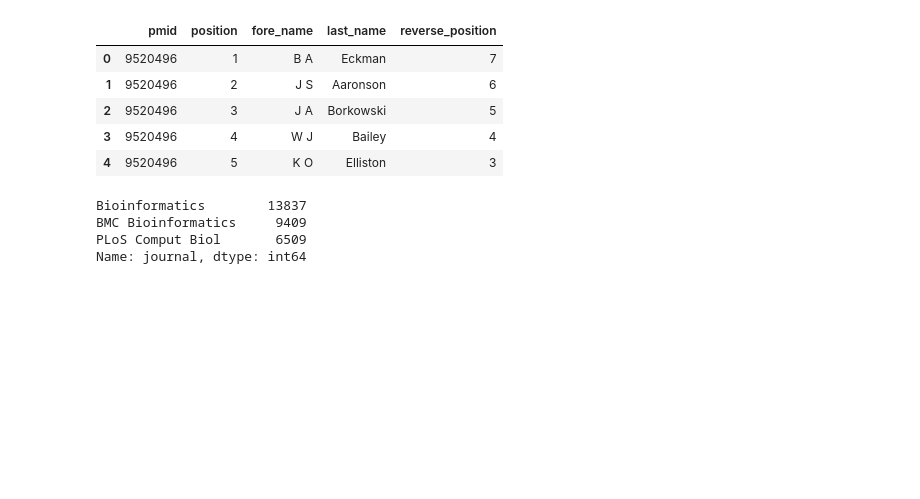
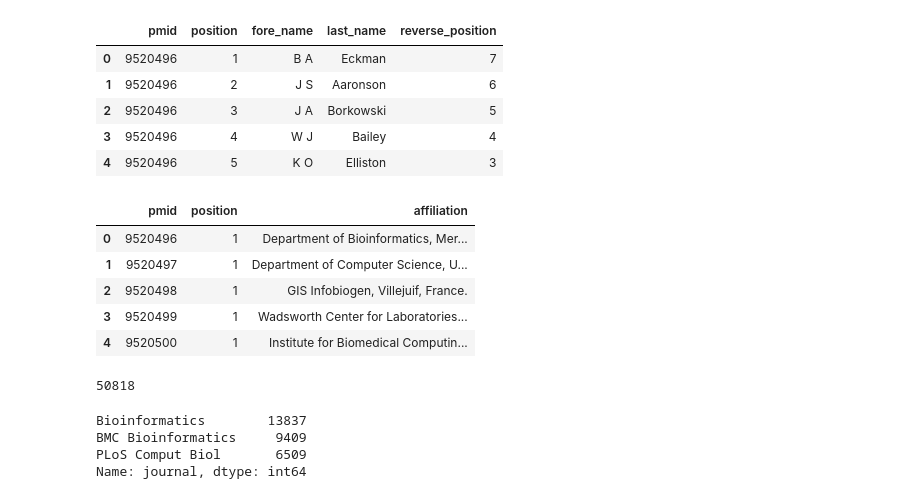
Before and after one commit to greenelab/iscb-diversity, a Jupyter notebook: 02.process-pubmed.ipynb, the cells around one changed output. Drawn from its saved outputs; the diff is of its cells as text; code cells hidden in the pictures; blank space fills up the shorter version.

Commit message:
02.process-pubmed: create data/pubmed/affiliations
refs https://github.com/greenelab/iscb-diversity/issues/8

```diff
--- a/02.process-pubmed.ipynb
+++ b/02.process-pubmed.ipynb
@@ -46,12 +46,17 @@ article_df.sample(n=20, random_state=0).sort_values('pmid')
 | 21463 | 29617954 | None | 10.1093/bioinformatics/bty196 | Bioinformatics | 9808944 | AGORA: organellar genome annotati... | 2018-08-01 | [{'fore_name': 'Jaehee', 'last_na... |
 # %%
 author_rows = list()
+affiliation_rows = list()
 for pmid, authors in zip(article_df.pmid, article_df.authors):
     for i, author in enumerate(authors):
-        row = {'pmid': pmid, 'position': i + 1}
+        row_template = {'pmid': pmid, 'position': i + 1}
+        row = row_template.copy()
         row.update(author)
         row['reverse_position'] = len(authors) - i
-        row.pop('affiliations')
+        for affiliation in row.pop('affiliations'):
+            affiliation_rows.append(
+                {**row_template, "affiliation": affiliation}
+            )
         author_rows.append(row)
 author_df = pandas.DataFrame(author_rows)
 author_df = author_df.sort_values(['pmid', 'position'])
@@ -63,6 +68,22 @@ author_df.head()
 | 2 | 9520496 | 3 | J A | Borkowski | 5 |
 | 3 | 9520496 | 4 | W J | Bailey | 4 |
 | 4 | 9520496 | 5 | K O | Elliston | 3 |
+# %%
+affiliation_df = pandas.DataFrame(affiliation_rows)
+affiliation_df = affiliation_df.sort_values(['pmid', 'position'])
+affiliation_df.head()
+# %% [output]
+|  | pmid | position | affiliation |
+| 0 | 9520496 | 1 | Department of Bioinformatics, Mer... |
+| 1 | 9520497 | 1 | Department of Computer Science, U... |
+| 2 | 9520498 | 1 | GIS Infobiogen, Villejuif, France. |
+| 3 | 9520499 | 1 | Wadsworth Center for Laboratories... |
+| 4 | 9520500 | 1 | Institute for Biomedical Computin... |
+# %%
+# Number of unique affiliations
+affiliation_df.affiliation.nunique()
+# %% [output]
+50818
 # %%
 # Write article dataframe to TSV
 (
```
Also changed, not shown: parts of 1 cell of this notebook, 1 other file.
